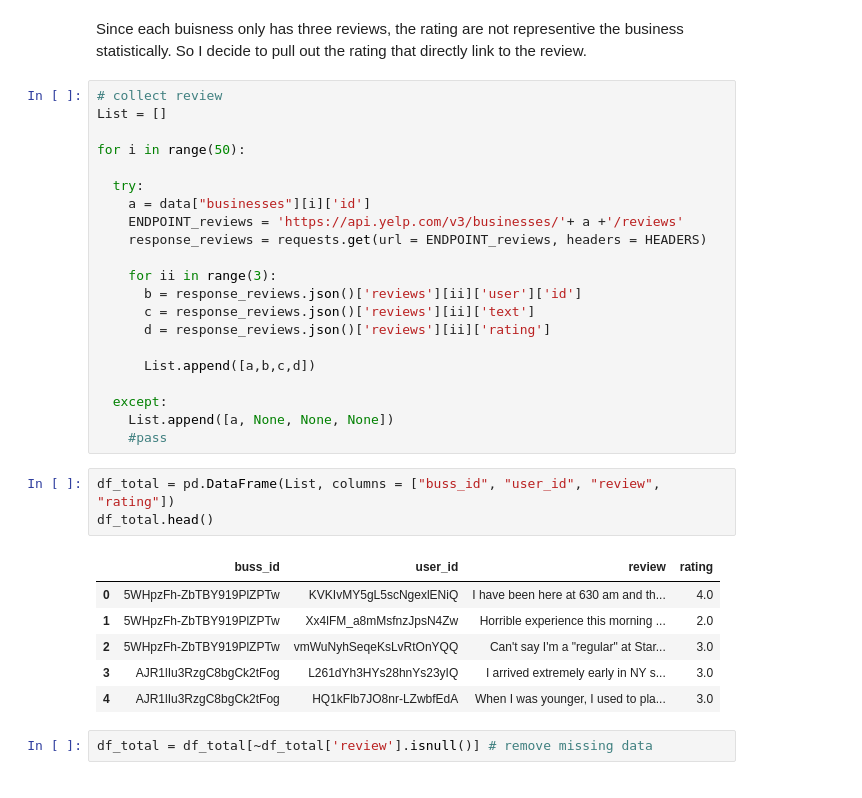
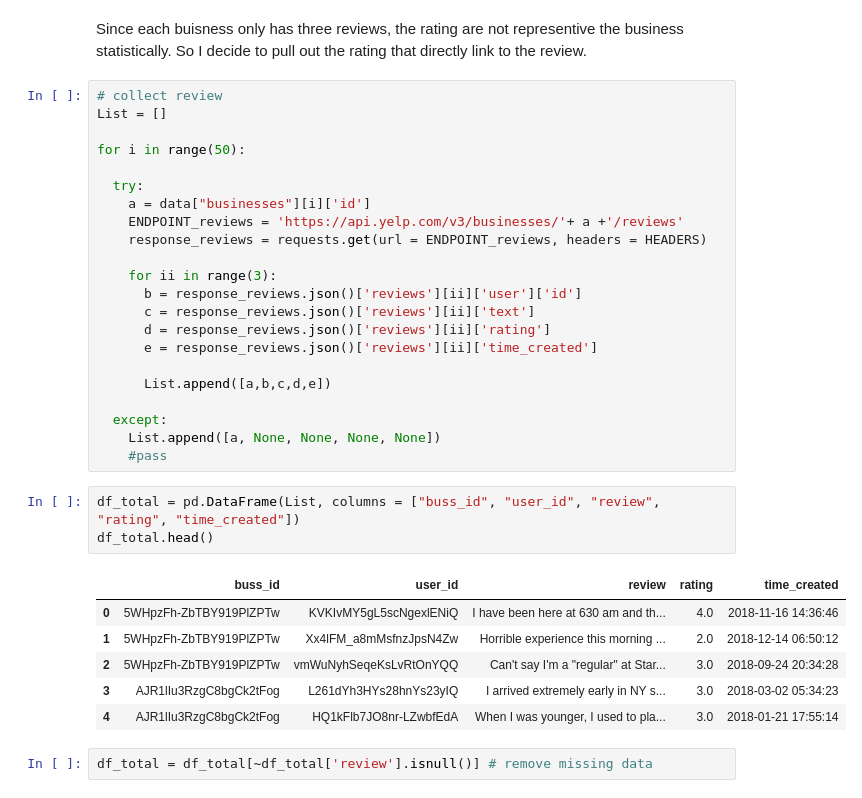
Before and after one commit to cyuancheng/NLP_Yelp_review, a Jupyter notebook: NLP_2_yelp.ipynb, the cells around one changed output. Cells and saved outputs as stored; diff of their text form.

```diff
--- a/NLP_2_yelp.ipynb
+++ b/NLP_2_yelp.ipynb
@@ -178,22 +180,23 @@ for i in range(50):
       b = response_reviews.json()['reviews'][ii]['user']['id']
       c = response_reviews.json()['reviews'][ii]['text']
       d = response_reviews.json()['reviews'][ii]['rating']
+      e = response_reviews.json()['reviews'][ii]['time_created']
 
-      List.append([a,b,c,d])
+      List.append([a,b,c,d,e])
 
   except:
-    List.append([a, None, None, None])
+    List.append([a, None, None, None, None])
     #pass
 # %%
-df_total = pd.DataFrame(List, columns = ["buss_id", "user_id", "review", "rating"])
+df_total = pd.DataFrame(List, columns = ["buss_id", "user_id", "review", "rating", "time_created"])
 df_total.head()
 # %% [output]
-|  | buss_id | user_id | review | rating |
-| 0 | 5WHpzFh-ZbTBY919PlZPTw | KVKIvMY5gL5scNgexlENiQ | I have been here at 630 am and th... | 4.0 |
-| 1 | 5WHpzFh-ZbTBY919PlZPTw | Xx4lFM_a8mMsfnzJpsN4Zw | Horrible experience this morning ... | 2.0 |
-| 2 | 5WHpzFh-ZbTBY919PlZPTw | vmWuNyhSeqeKsLvRtOnYQQ | Can't say I'm a "regular" at Star... | 3.0 |
-| 3 | AJR1lIu3RzgC8bgCk2tFog | L261dYh3HYs28hnYs23yIQ | I arrived extremely early in NY s... | 3.0 |
-| 4 | AJR1lIu3RzgC8bgCk2tFog | HQ1kFlb7JO8nr-LZwbfEdA | When I was younger, I used to pla... | 3.0 |
+|  | buss_id | user_id | review | rating | time_created |
+| 0 | 5WHpzFh-ZbTBY919PlZPTw | KVKIvMY5gL5scNgexlENiQ | I have been here at 630 am and th... | 4.0 | 2018-11-16 14:36:46 |
+| 1 | 5WHpzFh-ZbTBY919PlZPTw | Xx4lFM_a8mMsfnzJpsN4Zw | Horrible experience this morning ... | 2.0 | 2018-12-14 06:50:12 |
+| 2 | 5WHpzFh-ZbTBY919PlZPTw | vmWuNyhSeqeKsLvRtOnYQQ | Can't say I'm a "regular" at Star... | 3.0 | 2018-09-24 20:34:28 |
+| 3 | AJR1lIu3RzgC8bgCk2tFog | L261dYh3HYs28hnYs23yIQ | I arrived extremely early in NY s... | 3.0 | 2018-03-02 05:34:23 |
+| 4 | AJR1lIu3RzgC8bgCk2tFog | HQ1kFlb7JO8nr-LZwbfEdA | When I was younger, I used to pla... | 3.0 | 2018-01-21 17:55:14 |
 # %%
 df_total = df_total[~df_total['review'].isnull()] # remove missing data
 # %%
```
Also changed, not shown: parts of 10 cells of this notebook.
